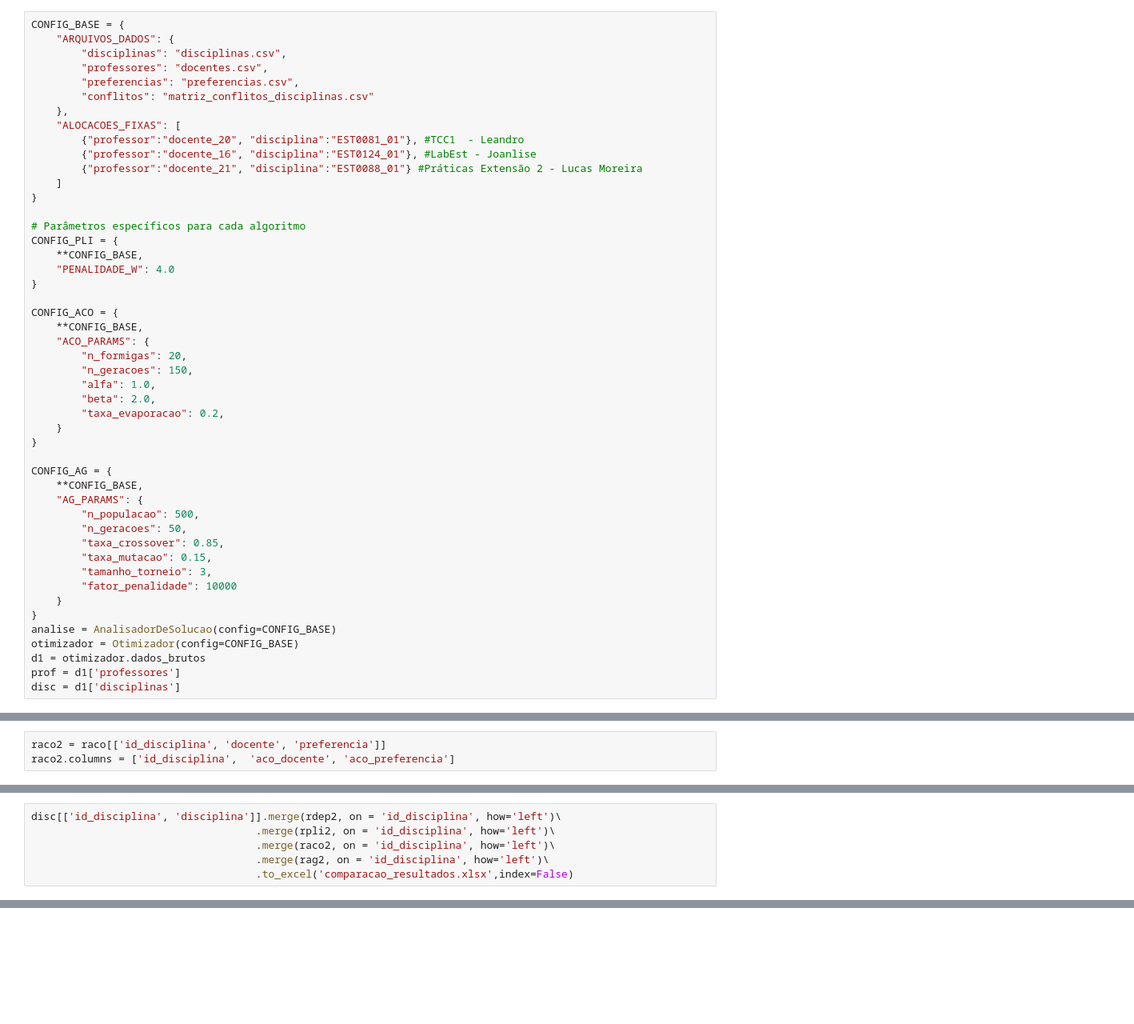
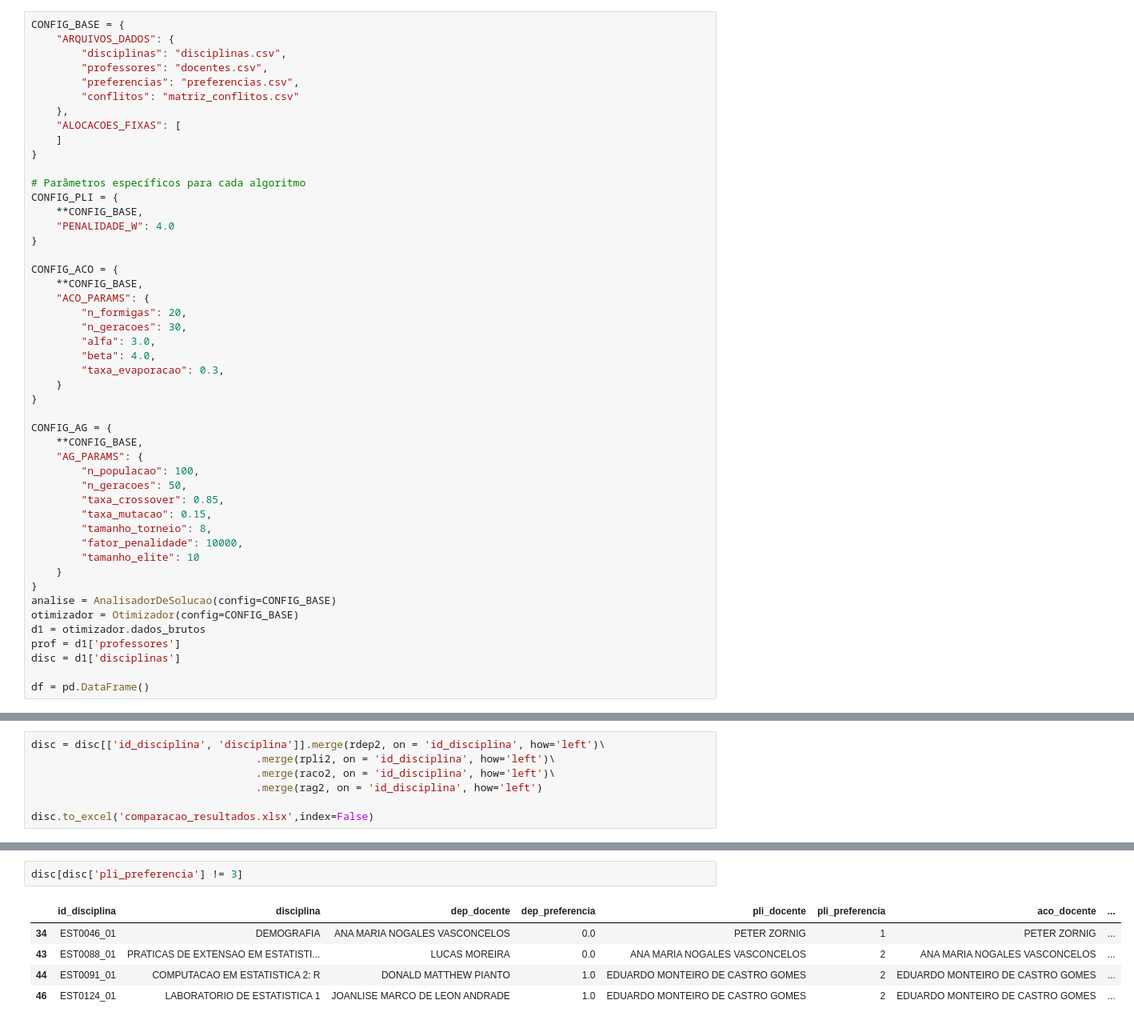
Before and after one commit to karl-peixoto/tcc_organizacao, a Jupyter notebook: codigos/analise_comparativa.ipynb, the cells around one changed output, grey strips where cells are left out. Shown at 80% size. Saved outputs shown, nothing was run; the diff lists cells and outputs as text; blank space fills up the shorter version.

```diff
--- a/codigos/analise_comparativa.ipynb
+++ b/codigos/analise_comparativa.ipynb
@@ -28,12 +28,9 @@ CONFIG_BASE = {
         "disciplinas": "disciplinas.csv",
         "professores": "docentes.csv",
         "preferencias": "preferencias.csv",
-        "conflitos": "matriz_conflitos_disciplinas.csv"
+        "conflitos": "matriz_conflitos.csv"
     },
     "ALOCACOES_FIXAS": [
-        {"professor":"docente_20", "disciplina":"EST0081_01"}, #TCC1  - Leandro
-        {"professor":"docente_16", "disciplina":"EST0124_01"}, #LabEst - Joanlise
-        {"professor":"docente_21", "disciplina":"EST0088_01"} #Práticas Extensão 2 - Lucas Moreira
     ]
 }
 
@@ -47,22 +44,23 @@ CONFIG_ACO = {
     **CONFIG_BASE,
     "ACO_PARAMS": {
         "n_formigas": 20,
-        "n_geracoes": 150,
-        "alfa": 1.0,
-        "beta": 2.0,
-        "taxa_evaporacao": 0.2,
+        "n_geracoes": 30,
+        "alfa": 3.0,
+        "beta": 4.0,
+        "taxa_evaporacao": 0.3,
     }
 }
 
 CONFIG_AG = {
     **CONFIG_BASE,
     "AG_PARAMS": {
-        "n_populacao": 500,
+        "n_populacao": 100,
         "n_geracoes": 50,
         "taxa_crossover": 0.85,
         "taxa_mutacao": 0.15,
-        "tamanho_torneio": 3,
-        "fator_penalidade": 10000
+        "tamanho_torneio": 8,
+        "fator_penalidade": 10000,
+        "tamanho_elite": 10
     }
 }
 analise = AnalisadorDeSolucao(config=CONFIG_BASE)
@@ -70,6 +68,8 @@ otimizador = Otimizador(config=CONFIG_BASE)
 d1 = otimizador.dados_brutos
 prof = d1['professores']
 disc = d1['disciplinas']
+
+df = pd.DataFrame()
 # %% [output]
 Dados de contexto carregados pelo analisador.
 Analisador de Solução autônomo pronto.
@@ -168,5 +154,2 @@ Otimização ACO concluída.
-# %%
-raco2 = raco[['id_disciplina', 'docente', 'preferencia']]
-raco2.columns = ['id_disciplina',  'aco_docente', 'aco_preferencia']
 # %%
 otimizador_ag = OtimizadorAG(config=CONFIG_AG)
@@ -200,6 +183,7 @@ Otimização AG concluída.
 # %%
-disc[['id_disciplina', 'disciplina']].merge(rdep2, on = 'id_disciplina', how='left')\
+disc = disc[['id_disciplina', 'disciplina']].merge(rdep2, on = 'id_disciplina', how='left')\
                                     .merge(rpli2, on = 'id_disciplina', how='left')\
                                     .merge(raco2, on = 'id_disciplina', how='left')\
-                                    .merge(rag2, on = 'id_disciplina', how='left')\
-                                    .to_excel('comparacao_resultados.xlsx',index=False)
+                                    .merge(rag2, on = 'id_disciplina', how='left')
+
+disc.to_excel('comparacao_resultados.xlsx',index=False)
@@ -205,0 +206,8 @@ disc[['id_disciplina', 'disciplina']].merge(rdep2, on = 'id_disciplina', how='le
+# %%
+disc[disc['pli_preferencia'] != 3]
+# %% [output]
+|  | id_disciplina | disciplina | dep_docente | dep_preferencia | pli_docente | pli_preferencia | aco_docente | ... |
+| 34 | EST0046_01 | DEMOGRAFIA | ANA MARIA NOGALES VASCONCELOS | 0.0 | PETER ZORNIG | 1 | PETER ZORNIG | ... |
+| 43 | EST0088_01 | PRATICAS DE EXTENSAO EM ESTATISTI... | LUCAS MOREIRA | 0.0 | ANA MARIA NOGALES VASCONCELOS | 2 | ANA MARIA NOGALES VASCONCELOS | ... |
+| 44 | EST0091_01 | COMPUTACAO EM ESTATISTICA 2: R | DONALD MATTHEW PIANTO | 1.0 | EDUARDO MONTEIRO DE CASTRO GOMES | 2 | EDUARDO MONTEIRO DE CASTRO GOMES | ... |
+| 46 | EST0124_01 | LABORATORIO DE ESTATISTICA 1 | JOANLISE MARCO DE LEON ANDRADE | 1.0 | EDUARDO MONTEIRO DE CASTRO GOMES | 2 | EDUARDO MONTEIRO DE CASTRO GOMES | ... |
```
Also changed, not shown: parts of 9 cells of this notebook, 10 other files.
